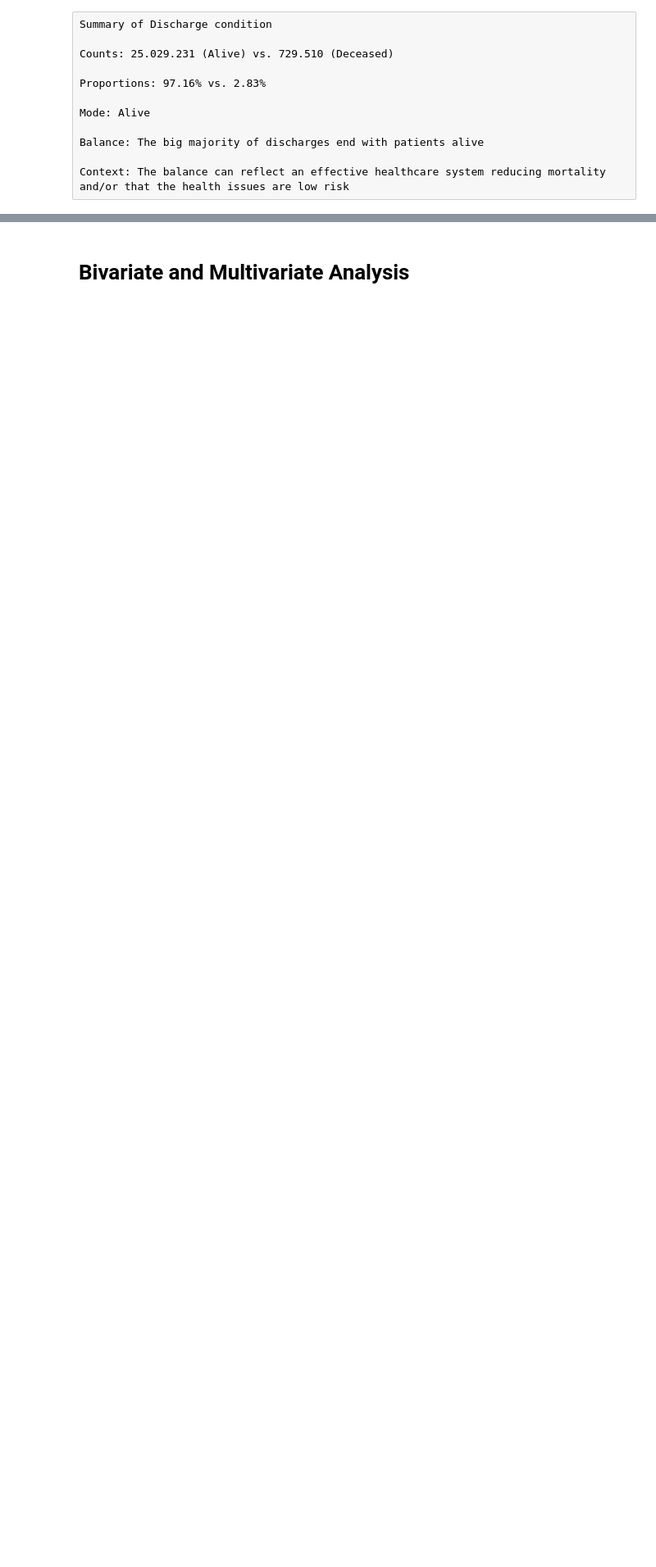
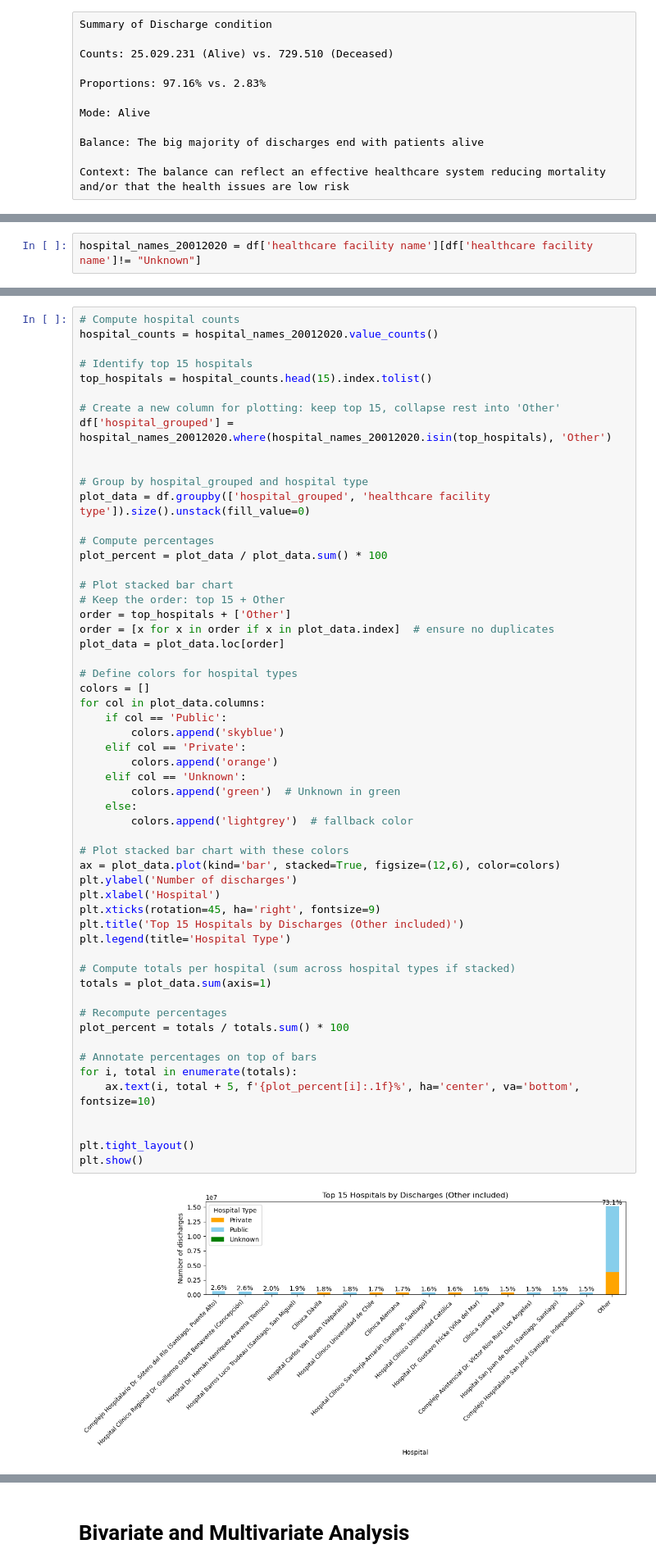
Before and after one commit to mirkopodunavak1996/EDAHospDischarges_Chile2001-2024, a Jupyter notebook: notebooks/General_Analysis_2001-2024.ipynb, the cells around one changed output, grey strips where cells are left out. Shown at 82% size. Drawn from its saved outputs; the diff is of its cells as text; blank space fills up the shorter version.

```diff
--- a/notebooks/General_Analysis_2001-2024.ipynb
+++ b/notebooks/General_Analysis_2001-2024.ipynb
@@ -326,0 +408,2 @@ Context: The balance can reflect an effective healthcare system reducing mortali
+# %%
+hospital_names_20012020 = df['healthcare facility name'][df['healthcare facility name']!= "Unknown"]
@@ -326,0 +478,58 @@ Context: The balance can reflect an effective healthcare system reducing mortali
+# %%
+# Compute hospital counts
+hospital_counts = hospital_names_20012020.value_counts()
+
+# Identify top 15 hospitals
+top_hospitals = hospital_counts.head(15).index.tolist()
+
+# Create a new column for plotting: keep top 15, collapse rest into 'Other'
+df['hospital_grouped'] = hospital_names_20012020.where(hospital_names_20012020.isin(top_hospitals), 'Other')
+
+
+# Group by hospital_grouped and hospital type
+plot_data = df.groupby(['hospital_grouped', 'healthcare facility type']).size().unstack(fill_value=0)
+
+# Compute percentages
+plot_percent = plot_data / plot_data.sum() * 100
+
+# Plot stacked bar chart
+# Keep the order: top 15 + Other
+order = top_hospitals + ['Other']
+order = [x for x in order if x in plot_data.index]  # ensure no duplicates
+plot_data = plot_data.loc[order]
+
+# Define colors for hospital types
+colors = []
+for col in plot_data.columns:
+    if col == 'Public':
+        colors.append('skyblue')
+    elif col == 'Private':
+        colors.append('orange')
+    elif col == 'Unknown':
+        colors.append('green')  # Unknown in green
+    else:
+        colors.append('lightgrey')  # fallback color
+
+# Plot stacked bar chart with these colors
+ax = plot_data.plot(kind='bar', stacked=True, figsize=(12,6), color=colors)
+plt.ylabel('Number of discharges')
+plt.xlabel('Hospital')
+plt.xticks(rotation=45, ha='right', fontsize=9)
+plt.title('Top 15 Hospitals by Discharges (Other included)')
+plt.legend(title='Hospital Type')
+
+# Compute totals per hospital (sum across hospital types if stacked)
+totals = plot_data.sum(axis=1)
+
+# Recompute percentages
+plot_percent = totals / totals.sum() * 100
+
+# Annotate percentages on top of bars
+for i, total in enumerate(totals):
+    ax.text(i, total + 5, f'{plot_percent[i]:.1f}%', ha='center', va='bottom', fontsize=10)
+
+
+plt.tight_layout()
+plt.show()
+# %% [output]
+[figure, added]
```
Also changed, not shown: parts of 31 cells of this notebook.
